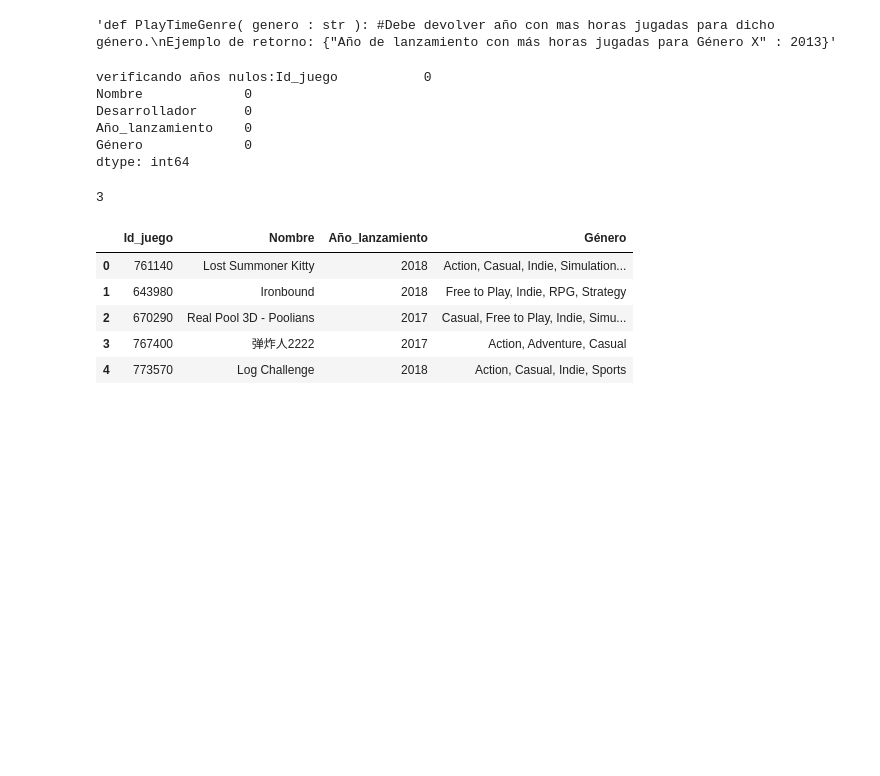
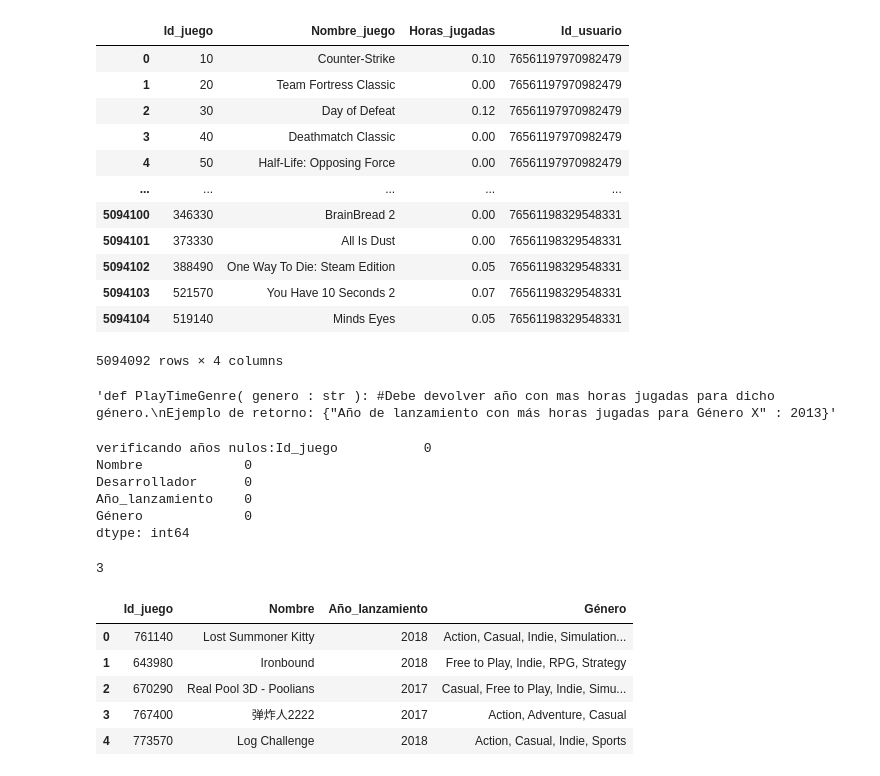
Before and after one commit to JUrielCerecero/PI-MLOPS, a Jupyter notebook: Funciones.ipynb, the cells around one changed output. Drawn from its saved outputs; the diff is of its cells as text; code cells hidden in the pictures; blank space fills up the shorter version.

```diff
--- a/Funciones.ipynb
+++ b/Funciones.ipynb
@@ -8,7 +8,23 @@ import requests
 #cargamos los 3 datasets que vamos a utlizzar para crear las funciones
 dfjuegos=pd.read_csv('Juegos_steam.csv')
 dfreviews=pd.read_csv('revies_por_usuario.csv')
-dfitems=pd.read_csv('items_por_usuario.csv')
+dfitems=pd.read_parquet('items_por_usuario.parquet')
+# %%
+dfitems
+# %% [output]
+|  | Id_juego | Nombre_juego | Horas_jugadas | Id_usuario |
+| 0 | 10 | Counter-Strike | 0.10 | 76561197970982479 |
+| 1 | 20 | Team Fortress Classic | 0.00 | 76561197970982479 |
+| 2 | 30 | Day of Defeat | 0.12 | 76561197970982479 |
+| 3 | 40 | Deathmatch Classic | 0.00 | 76561197970982479 |
+| 4 | 50 | Half-Life: Opposing Force | 0.00 | 76561197970982479 |
+| ... | ... | ... | ... | ... |
+| 5094100 | 346330 | BrainBread 2 | 0.00 | 76561198329548331 |
+| 5094101 | 373330 | All Is Dust | 0.00 | 76561198329548331 |
+| 5094102 | 388490 | One Way To Die: Steam Edition | 0.05 | 76561198329548331 |
+| 5094103 | 521570 | You Have 10 Seconds 2 | 0.07 | 76561198329548331 |
+| 5094104 | 519140 | Minds Eyes | 0.05 | 76561198329548331 |
+5094092 rows × 4 columns
 # %%
 """def PlayTimeGenre( genero : str ): #Debe devolver año con mas horas jugadas para dicho género.
 Ejemplo de retorno: {"Año de lanzamiento con más horas jugadas para Género X" : 2013}"""
```
Also changed, not shown: parts of 3 cells of this notebook, 13 other files.
